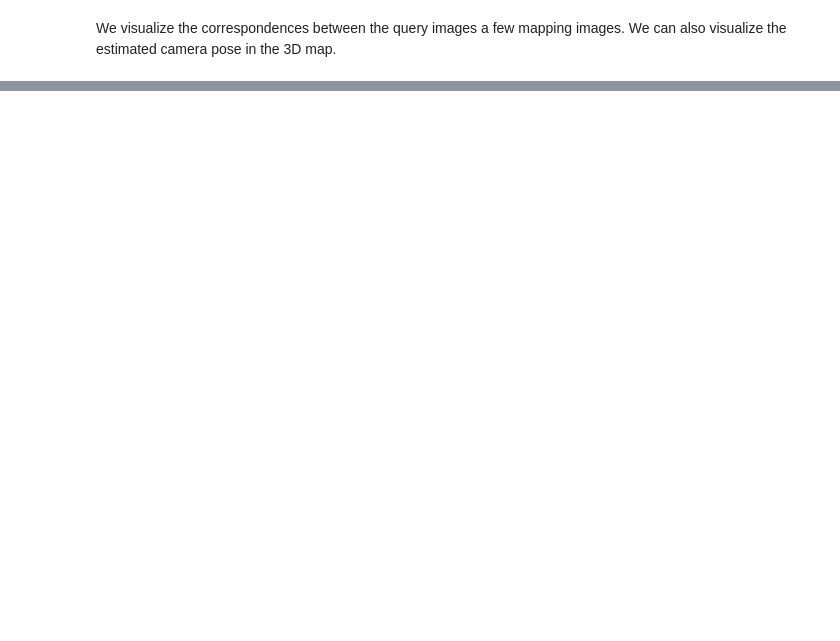
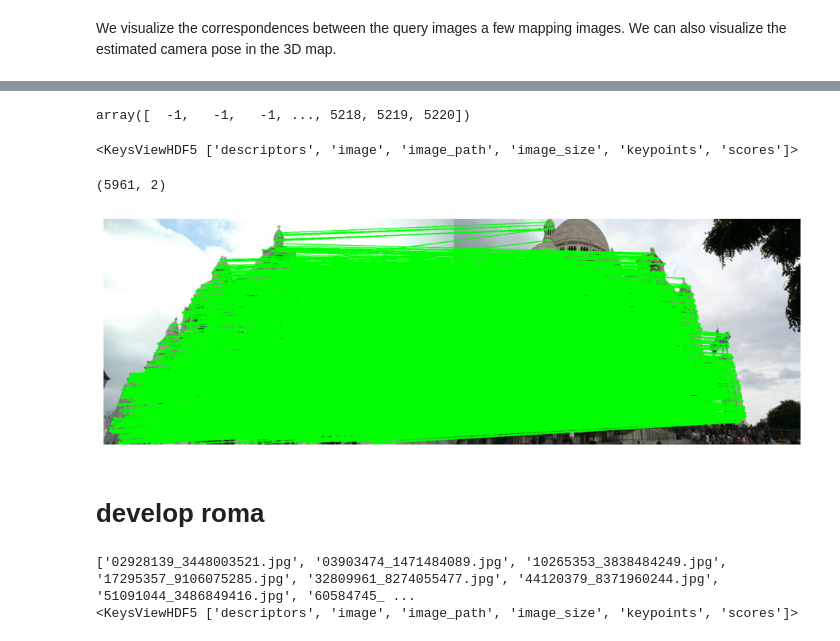
Before and after one commit to cvg/Hierarchical-Localization, a Jupyter notebook: demo.ipynb, the cells around one changed output, grey strips where cells are left out. Cells and saved outputs as stored; diff of their text form; code cells hidden in the pictures; blank space fills up the shorter version.

Commit message:
integrated hloc

```diff
--- a/demo.ipynb
+++ b/demo.ipynb
@@ -131,0 +365,18 @@ fig.show()
+# %%
+res_matches
+# %% [output]
+array([  -1,   -1,   -1, ..., 5218, 5219, 5220])
+# %%
+# read h5file
+import h5py
+path = '/home/robotics/VisualLocalization/DAT/crocodl-benchmark/external/hloc/outputs/demo/features.h5'
+with h5py.File(path, 'r') as f:
+    print(f['03903474_1471484089.jpg'].keys())
+    keypoints_query = f['03903474_1471484089.jpg']['keypoints'][:].astype(np.int16)
+    keypoints_ref = f['10265353_3838484249.jpg']['keypoints'][:].astype(np.int16)
+# %% [output]
+<KeysViewHDF5 ['descriptors', 'image', 'image_path', 'image_size', 'keypoints', 'scores']>
+# %%
+keypoints_query.shape
+# %% [output]
+(5961, 2)
@@ -131,0 +386,49 @@ fig.show()
+# %%
+def visualize_matching(res_matches, keypoints_query, keypoints_ref, img_path0, img_path1):
+    matches = list(res_matches)
+    img0 = cv2.imread(img_path0)
+    img0 = cv2.cvtColor(img0, cv2.COLOR_BGR2RGB)
+    img1 = cv2.imread(img_path1)
+    img1 = cv2.cvtColor(img1, cv2.COLOR_BGR2RGB)
+
+    h1, w1, _ = img0.shape
+    h2, w2, _ = img1.shape
+    height = max(h1, h2)
+    width = w1 + w2
+
+    combined_img = np.zeros((height, width, 3), dtype=np.uint8)
+    combined_img[:h1, :w1] = img0
+    combined_img[:h2, w1:w1 + w2] = img1
+
+    for i in range(len(matches)):
+        if res_matches[i] == -1:
+            continue
+        # Lấy tọa độ keypoints
+        pt0 = tuple(keypoints_query[i])
+        pt1 = tuple(keypoints_ref[res_matches[i]])
+
+        # Dịch tọa độ keypoint ảnh thứ 2 sang bên phải
+        pt1_shifted = (pt1[0] + w1, pt1[1])
+
+        color = (0,255,0)
+
+        # Vẽ keypoints
+        cv2.circle(combined_img, pt0, 4, color, -1)
+        cv2.circle(combined_img, pt1_shifted, 4, color, -1)
+
+        # Vẽ đường nối
+        cv2.line(combined_img, pt0, pt1_shifted, color, 2)
+
+    # --- Hiển thị ---
+    plt.figure(figsize=(12, 6))
+    plt.imshow(combined_img)
+    plt.axis('off')
+    plt.show()
+
+    return
+# %%
+visualize_matching(res_matches, keypoints_query, keypoints_ref, img_path0, img_path1)
+# %% [output]
+[figure, added]
+# %% [markdown]
+# develop roma
@@ -131,0 +438,9 @@ fig.show()
+# %%
+with h5py.File(feature_path, 'r') as f:
+    image_names = list(f.keys())
+    print(image_names)
+    print(f[image_names[0]].keys())
+    list_kpts_img1 = f[image_names[0]]['keypoints'][:]
+# %% [output]
+['02928139_3448003521.jpg', '03903474_1471484089.jpg', '10265353_3838484249.jpg', '17295357_9106075285.jpg', '32809961_8274055477.jpg', '44120379_8371960244.jpg', '51091044_3486849416.jpg', '60584745_ ...
+<KeysViewHDF5 ['descriptors', 'image', 'image_path', 'image_size', 'keypoints', 'scores']>
```
Also changed, not shown: parts of 54 cells of this notebook, 13 other files.
